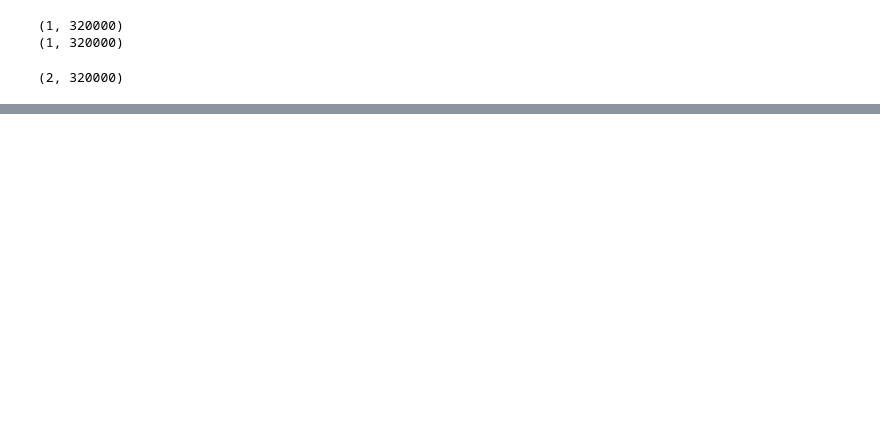
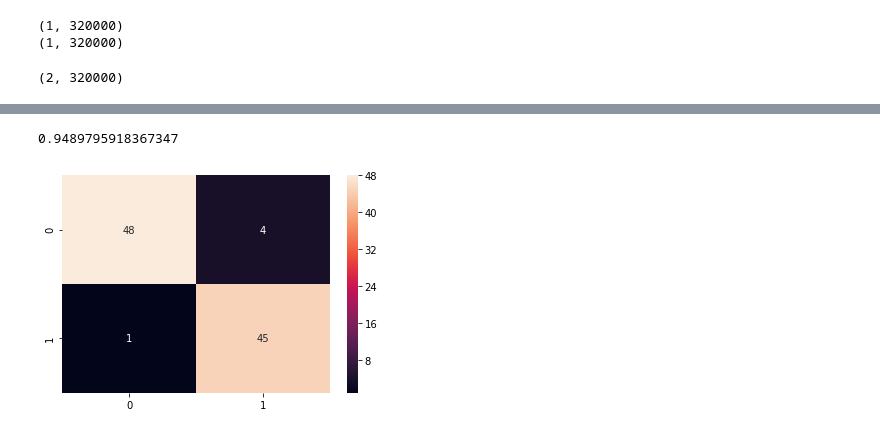
Before and after one commit to BanceSt/StageRN, a Jupyter notebook: catsVsDogs2.ipynb, the cells around one changed output, grey strips where cells are left out. Drawn from its saved outputs; the diff is of its cells as text; code cells hidden in the pictures; blank space fills up the shorter version.

```diff
--- a/catsVsDogs2.ipynb
+++ b/catsVsDogs2.ipynb
@@ -324,4 +350,4 @@ print(resu)
 # %%
-
-#model1.load_weights(checkpoint_path)
+model1 = create_model()
+model1.load_weights(checkpoint_path.format(epoch=10))
 # %% [output]
@@ -345,0 +355,6 @@ AssertionError: ignored
+# %%
+#Matrice de confusion
+matrice_confusion(model1)
+# %% [output]
+0.9489795918367347
+[figure, added]
```
Also changed, not shown: parts of 13 cells of this notebook.
